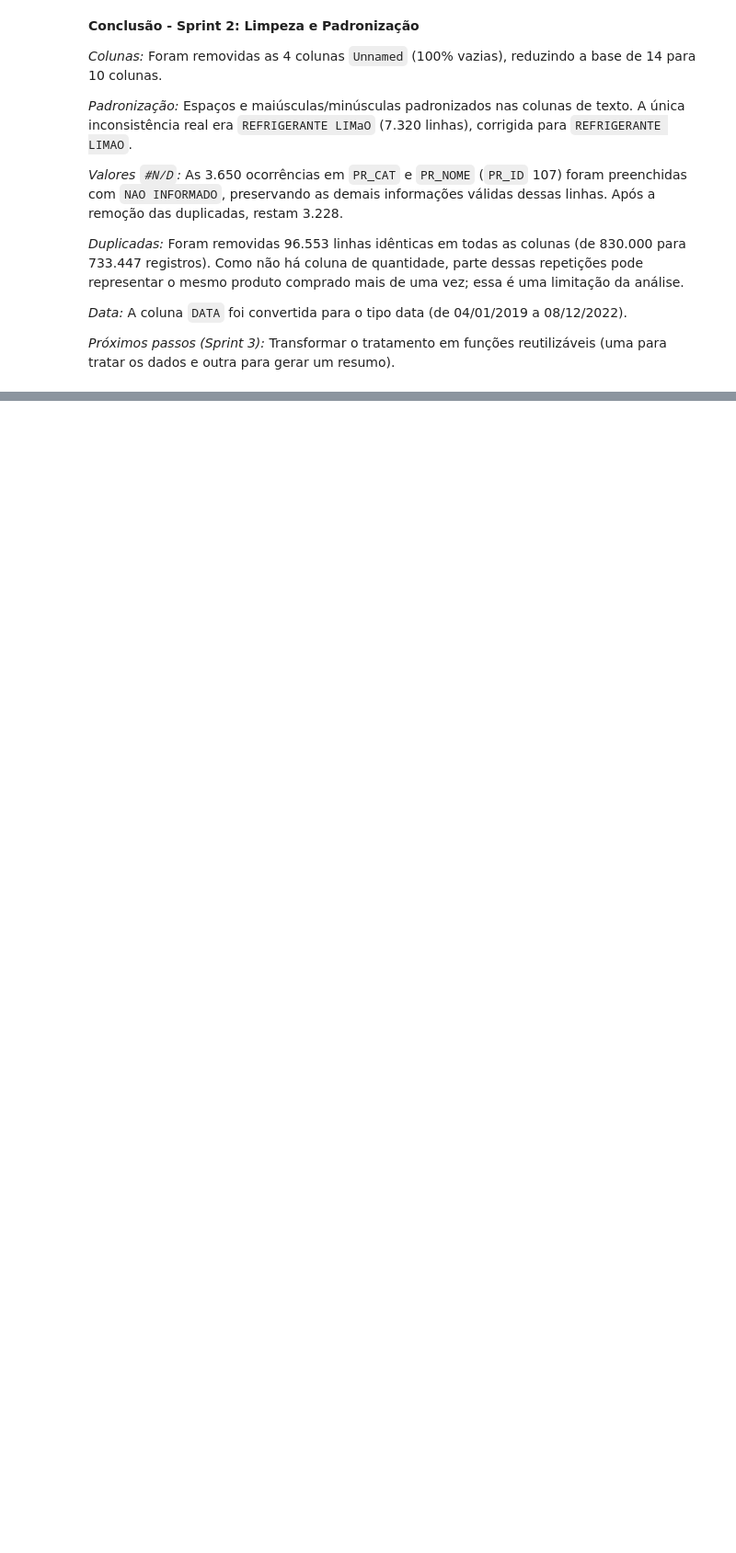
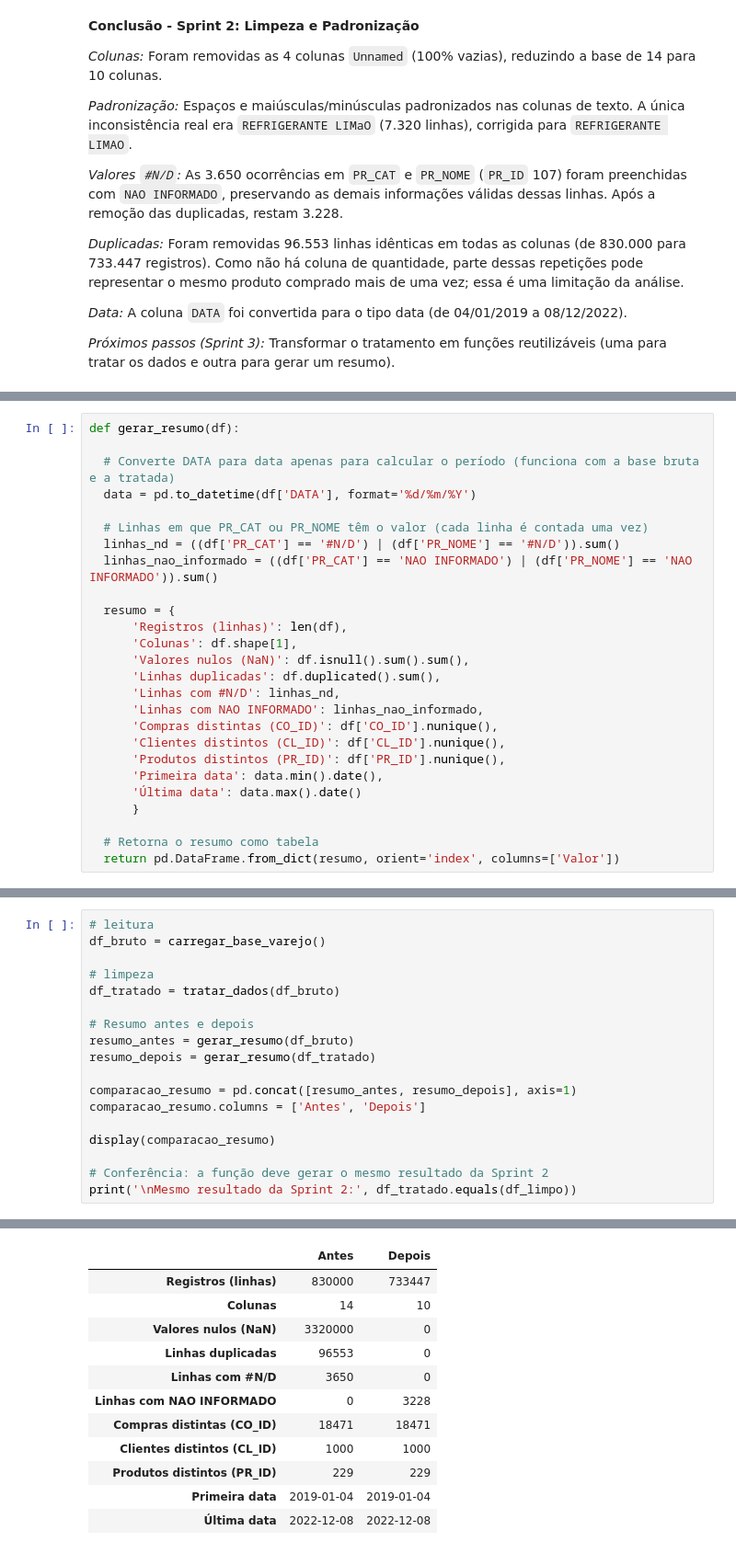
Before and after one commit to vickygaggi/Miniprojeto_MariaVictoriaGaggi_T8, a Jupyter notebook: Miniprojeto_MariaVictoriaGaggi_T8.ipynb, the cells around one changed output, grey strips where cells are left out. Shown at 92% size. Saved outputs shown, nothing was run; the diff lists cells and outputs as text; blank space fills up the shorter version.

Commit message:
Sprint 3: cria funções de tratamento e resumo

```diff
--- a/Miniprojeto_MariaVictoriaGaggi_T8.ipynb
+++ b/Miniprojeto_MariaVictoriaGaggi_T8.ipynb
@@ -402,0 +444,26 @@ display(comparacao)
+# %%
+def gerar_resumo(df):
+
+  # Converte DATA para data apenas para calcular o período (funciona com a base bruta e a tratada)
+  data = pd.to_datetime(df['DATA'], format='%d/%m/%Y')
+
+  # Linhas em que PR_CAT ou PR_NOME têm o valor (cada linha é contada uma vez)
+  linhas_nd = ((df['PR_CAT'] == '#N/D') | (df['PR_NOME'] == '#N/D')).sum()
+  linhas_nao_informado = ((df['PR_CAT'] == 'NAO INFORMADO') | (df['PR_NOME'] == 'NAO INFORMADO')).sum()
+
+  resumo = {
+      'Registros (linhas)': len(df),
+      'Colunas': df.shape[1],
+      'Valores nulos (NaN)': df.isnull().sum().sum(),
+      'Linhas duplicadas': df.duplicated().sum(),
+      'Linhas com #N/D': linhas_nd,
+      'Linhas com NAO INFORMADO': linhas_nao_informado,
+      'Compras distintas (CO_ID)': df['CO_ID'].nunique(),
+      'Clientes distintos (CL_ID)': df['CL_ID'].nunique(),
+      'Produtos distintos (PR_ID)': df['PR_ID'].nunique(),
+      'Primeira data': data.min().date(),
+      'Última data': data.max().date()
+      }
+
+  # Retorna o resumo como tabela
+  return pd.DataFrame.from_dict(resumo, orient='index', columns=['Valor'])
@@ -402,0 +473,19 @@ display(comparacao)
+# %%
+# leitura
+df_bruto = carregar_base_varejo()
+
+# limpeza
+df_tratado = tratar_dados(df_bruto)
+
+# Resumo antes e depois
+resumo_antes = gerar_resumo(df_bruto)
+resumo_depois = gerar_resumo(df_tratado)
+
+comparacao_resumo = pd.concat([resumo_antes, resumo_depois], axis=1)
+comparacao_resumo.columns = ['Antes', 'Depois']
+
+display(comparacao_resumo)
+
+# Conferência: a função deve gerar o mesmo resultado da Sprint 2
+print('\nMesmo resultado da Sprint 2:', df_tratado.equals(df_limpo))
+# %% [output]
@@ -402,0 +493,12 @@ display(comparacao)
+|  | Antes | Depois |
+| Registros (linhas) | 830000 | 733447 |
+| Colunas | 14 | 10 |
+| Valores nulos (NaN) | 3320000 | 0 |
+| Linhas duplicadas | 96553 | 0 |
+| Linhas com #N/D | 3650 | 0 |
+| Linhas com NAO INFORMADO | 0 | 3228 |
+| Compras distintas (CO_ID) | 18471 | 18471 |
+| Clientes distintos (CL_ID) | 1000 | 1000 |
+| Produtos distintos (PR_ID) | 229 | 229 |
+| Primeira data | 2019-01-04 | 2019-01-04 |
+| Última data | 2022-12-08 | 2022-12-08 |
```
Also changed, not shown: parts of 8 cells of this notebook.
